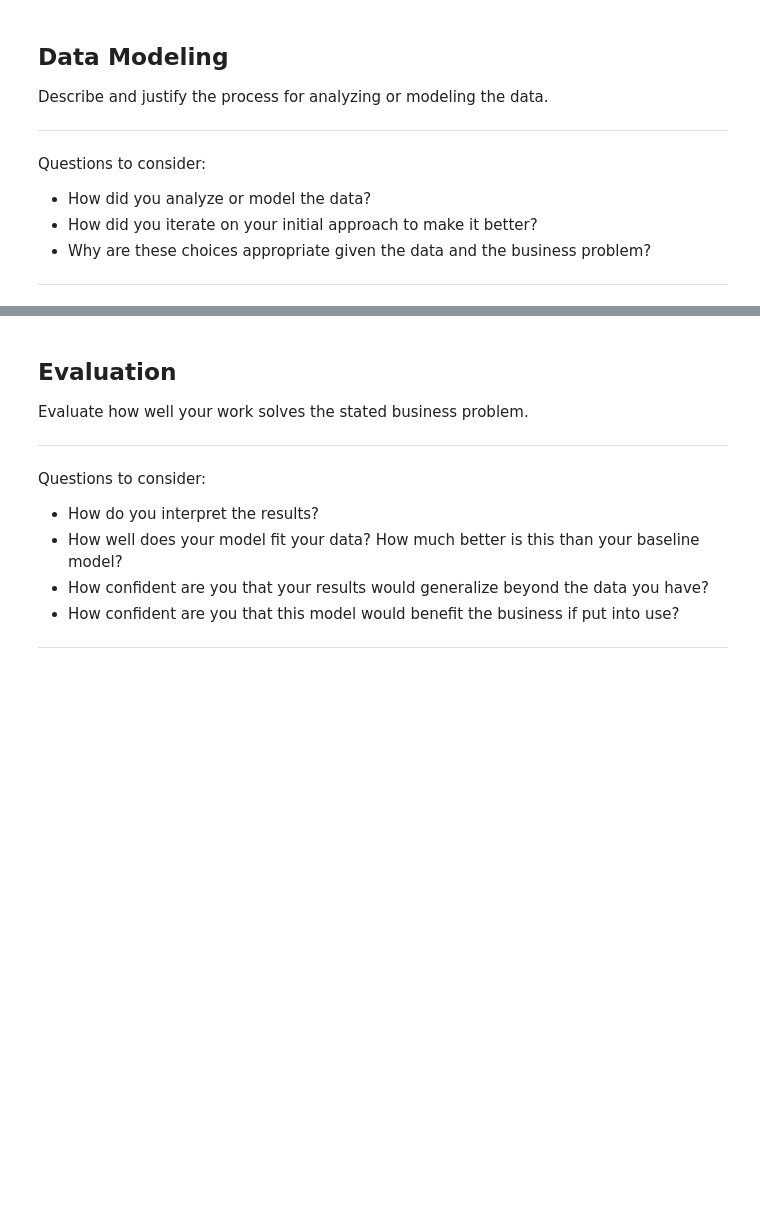
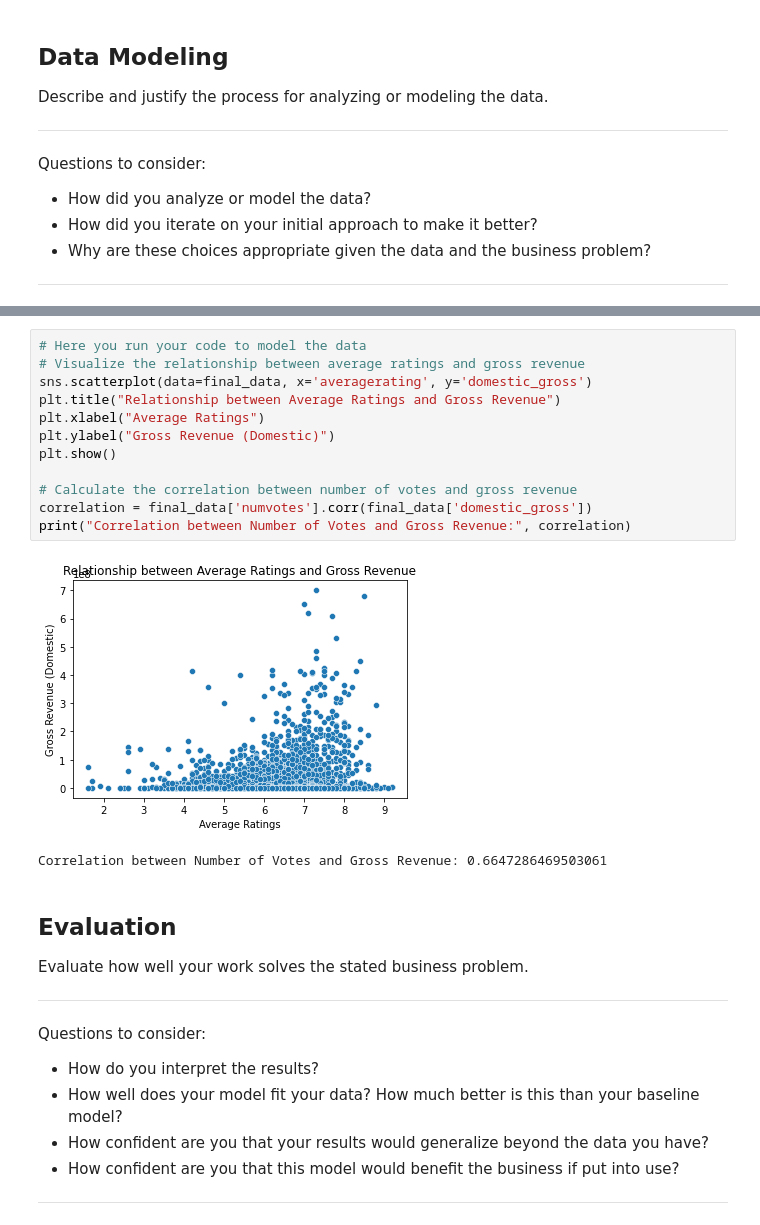
Before and after one commit to earlcr/Microsoft-Movie-Analysis, a Jupyter notebook: dsc-phase1-project-template.ipynb, the cells around one changed output, grey strips where cells are left out. Saved outputs shown, nothing was run; the diff lists cells and outputs as text; blank space fills up the shorter version.

```diff
--- a/dsc-phase1-project-template.ipynb
+++ b/dsc-phase1-project-template.ipynb
@@ -365,3 +446,18 @@ Questions to consider:
+# %%
+# Here you run your code to model the data
+# Visualize the relationship between average ratings and gross revenue
+sns.scatterplot(data=final_data, x='averagerating', y='domestic_gross')
+plt.title("Relationship between Average Ratings and Gross Revenue")
+plt.xlabel("Average Ratings")
+plt.ylabel("Gross Revenue (Domestic)")
+plt.show()
+
+# Calculate the correlation between number of votes and gross revenue
+correlation = final_data['numvotes'].corr(final_data['domestic_gross'])
+print("Correlation between Number of Votes and Gross Revenue:", correlation)
+# %% [output]
+[figure, added]
+Correlation between Number of Votes and Gross Revenue: 0.6647286469503061
 # %% [markdown]
 ## Evaluation
 Evaluate how well your work solves the stated business problem.
```
Also changed, not shown: parts of 8 cells of this notebook.
